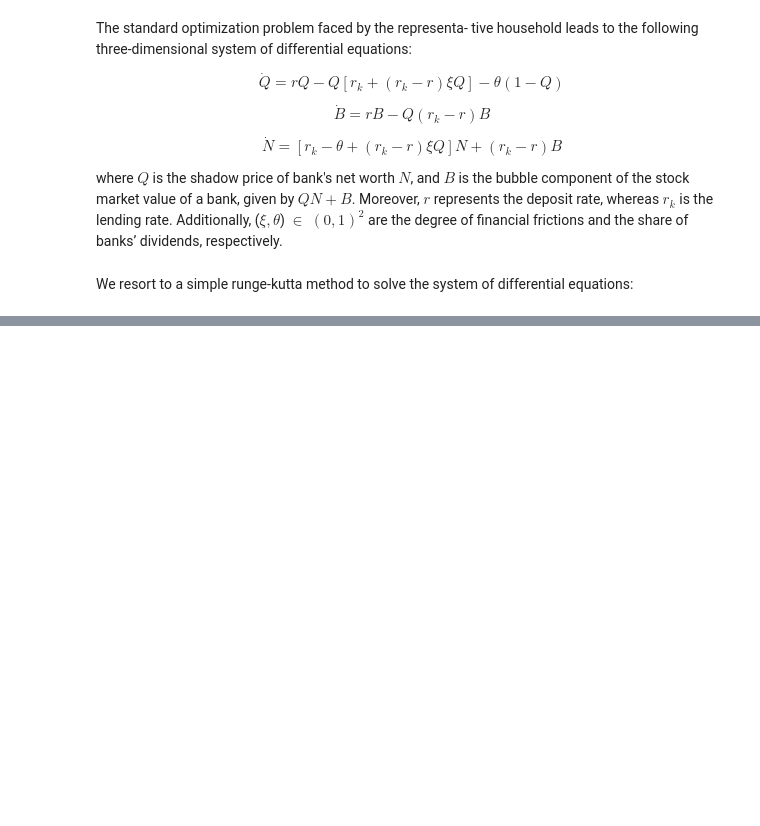
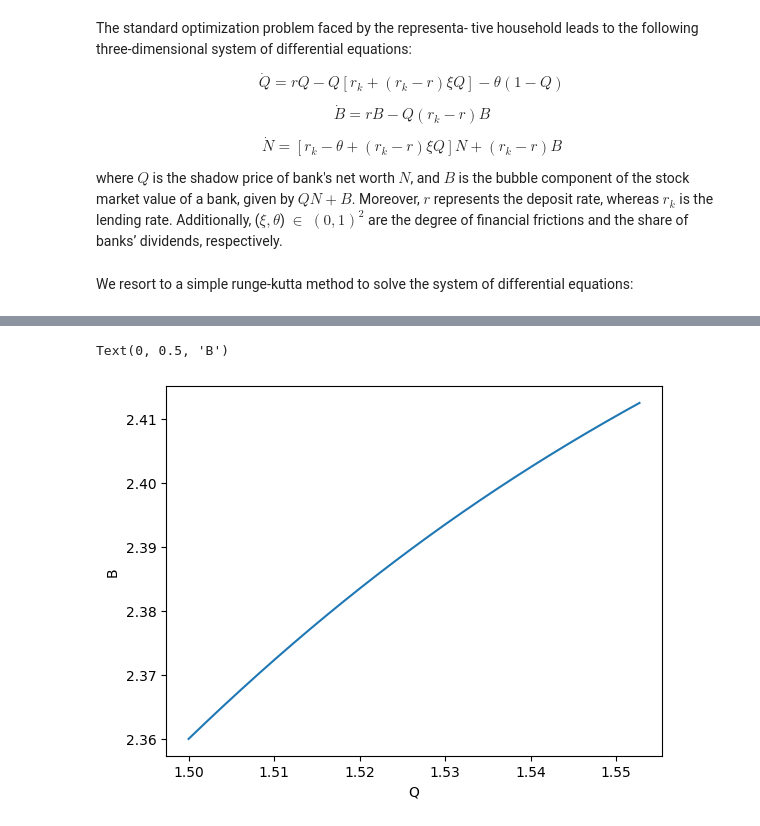
Before and after one commit to TulioK/Chaos, a Jupyter notebook: Chaos.ipynb, the cells around one changed output, grey strips where cells are left out. Saved outputs shown, nothing was run; the diff lists cells and outputs as text; code cells hidden in the pictures; blank space fills up the shorter version.

```diff
--- a/Chaos.ipynb
+++ b/Chaos.ipynb
@@ -119,0 +129,9 @@ plt.plot(t_list, N_list)
+# %%
+import matplotlib.pyplot as plt
+
+plt.plot(Q_list, B_list)
+plt.xlabel("Q")
+plt.ylabel("B")
+# %% [output]
+Text(0, 0.5, 'B')
+[figure, added]
```
Also changed, not shown: parts of 4 cells of this notebook, 1 other file.
